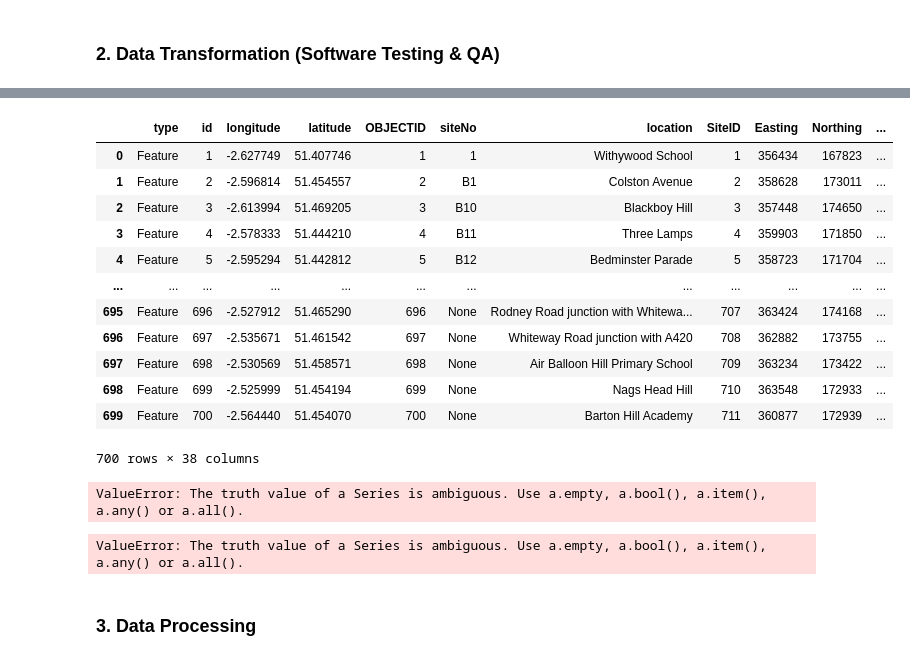
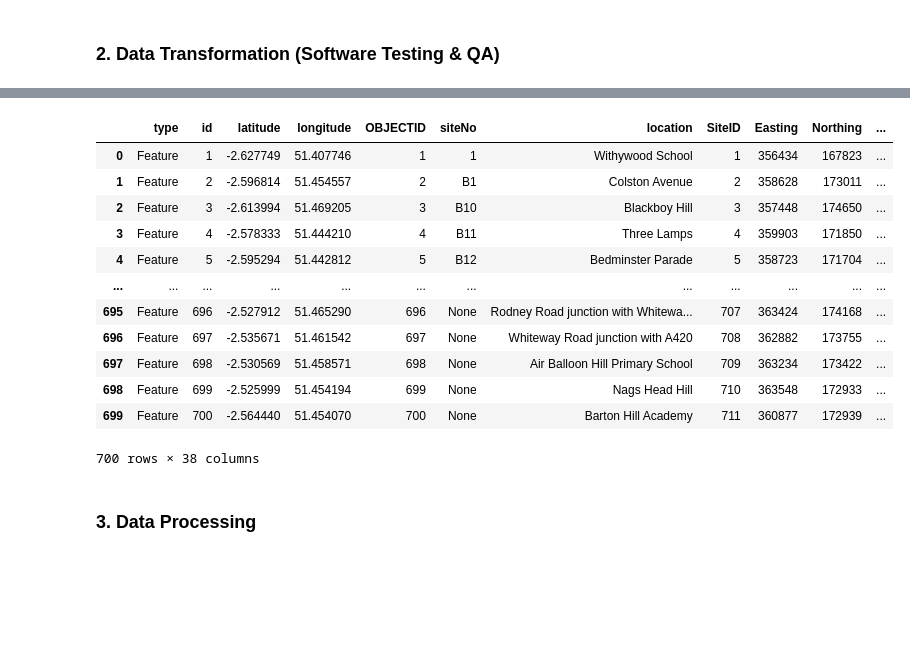
Before and after one commit to aWxr/255003-green-data-project, a Jupyter notebook: Bristol Green Data Project.ipynb, the cells around one changed output, grey strips where cells are left out. Saved outputs shown, nothing was run; the diff lists cells and outputs as text; code cells hidden in the pictures; blank space fills up the shorter version.

```diff
--- a/Bristol Green Data Project.ipynb
+++ b/Bristol Green Data Project.ipynb
@@ -104,46 +88,25 @@ def normalise(column, max, min):
-# %%
-# normalise column for positive entry
-features_df['Latitude (Normalised)'] = features_df['latitude'] / max_lat
-
-# normalise column for negative entry
-features_df['Longitude (Normalised)'] = (features_df['longitude']-min_long) / (max_long-min_long)
-
-features_df
-# %% [output]
-|  | type | id | longitude | latitude | OBJECTID | siteNo | location | SiteID | Easting | Northing | ... |
-| 0 | Feature | 1 | -2.627749 | 51.407746 | 1 | 1 | Withywood School | 1 | 356434 | 167823 | ... |
-| 1 | Feature | 2 | -2.596814 | 51.454557 | 2 | B1 | Colston Avenue | 2 | 358628 | 173011 | ... |
-| 2 | Feature | 3 | -2.613994 | 51.469205 | 3 | B10 | Blackboy Hill | 3 | 357448 | 174650 | ... |
-| 3 | Feature | 4 | -2.578333 | 51.444210 | 4 | B11 | Three Lamps | 4 | 359903 | 171850 | ... |
-| 4 | Feature | 5 | -2.595294 | 51.442812 | 5 | B12 | Bedminster Parade | 5 | 358723 | 171704 | ... |
-| ... | ... | ... | ... | ... | ... | ... | ... | ... | ... | ... | ... |
-| 695 | Feature | 696 | -2.527912 | 51.465290 | 696 | None | Rodney Road junction with Whitewa... | 707 | 363424 | 174168 | ... |
-| 696 | Feature | 697 | -2.535671 | 51.461542 | 697 | None | Whiteway Road junction with A420 | 708 | 362882 | 173755 | ... |
-| 697 | Feature | 698 | -2.530569 | 51.458571 | 698 | None | Air Balloon Hill Primary School | 709 | 363234 | 173422 | ... |
-| 698 | Feature | 699 | -2.525999 | 51.454194 | 699 | None | Nags Head Hill | 710 | 363548 | 172933 | ... |
-| 699 | Feature | 700 | -2.564440 | 51.454070 | 700 | None | Barton Hill Academy | 711 | 360877 | 172939 | ... |
-700 rows × 38 columns
 # %%
 # normalise column for positive entry
-features_df['Latitude (Normalised)'] = features_df['latitude'].apply(normalise(features_df['latitude'], max_lat, min_lat))
+features_df['Latitude (Normalised)'] = features_df.latitude.apply(normalise, min=-90, max=90)
 
 # normalise column for negative entry
-#features_df['Longitude (Normalised)'] = normalise(features_df['longitude'])
+features_df['Longitude (Normalised)'] = features_df.longitude.apply(normalise, min=-180, max=180)
 
 features_df
 # %% [output]
+|  | type | id | latitude | longitude | OBJECTID | siteNo | location | SiteID | Easting | Northing | ... |
+| 0 | Feature | 1 | -2.627749 | 51.407746 | 1 | 1 | Withywood School | 1 | 356434 | 167823 | ... |
+| 1 | Feature | 2 | -2.596814 | 51.454557 | 2 | B1 | Colston Avenue | 2 | 358628 | 173011 | ... |
+| 2 | Feature | 3 | -2.613994 | 51.469205 | 3 | B10 | Blackboy Hill | 3 | 357448 | 174650 | ... |
+| 3 | Feature | 4 | -2.578333 | 51.444210 | 4 | B11 | Three Lamps | 4 | 359903 | 171850 | ... |
+| 4 | Feature | 5 | -2.595294 | 51.442812 | 5 | B12 | Bedminster Parade | 5 | 358723 | 171704 | ... |
+| ... | ... | ... | ... | ... | ... | ... | ... | ... | ... | ... | ... |
+| 695 | Feature | 696 | -2.527912 | 51.465290 | 696 | None | Rodney Road junction with Whitewa... | 707 | 363424 | 174168 | ... |
+| 696 | Feature | 697 | -2.535671 | 51.461542 | 697 | None | Whiteway Road junction with A420 | 708 | 362882 | 173755 | ... |
+| 697 | Feature | 698 | -2.530569 | 51.458571 | 698 | None | Air Balloon Hill Primary School | 709 | 363234 | 173422 | ... |
+| 698 | Feature | 699 | -2.525999 | 51.454194 | 699 | None | Nags Head Hill | 710 | 363548 | 172933 | ... |
+| 699 | Feature | 700 | -2.564440 | 51.454070 | 700 | None | Barton Hill Academy | 711 | 360877 | 172939 | ... |
-ValueError: The truth value of a Series is ambiguous. Use a.empty, a.bool(), a.item(), a.any() or a.all().
+700 rows × 38 columns
-# %%
-for column in features_df:
-    # normalise column for positive entry
-    features_df['Latitude (Normalised)'] = normalise(features_df['latitude'])
-
-    # normalise column for negative entry
-    features_df['Longitude (Normalised)'] = normalise(features_df['longitude'])
-
-features_df
-# %% [output]
-ValueError: The truth value of a Series is ambiguous. Use a.empty, a.bool(), a.item(), a.any() or a.all().
 # %% [markdown]
 <h3>3. Data Processing</h3>
 # %%
```
Also changed, not shown: parts of 10 cells of this notebook, 2 other files.
